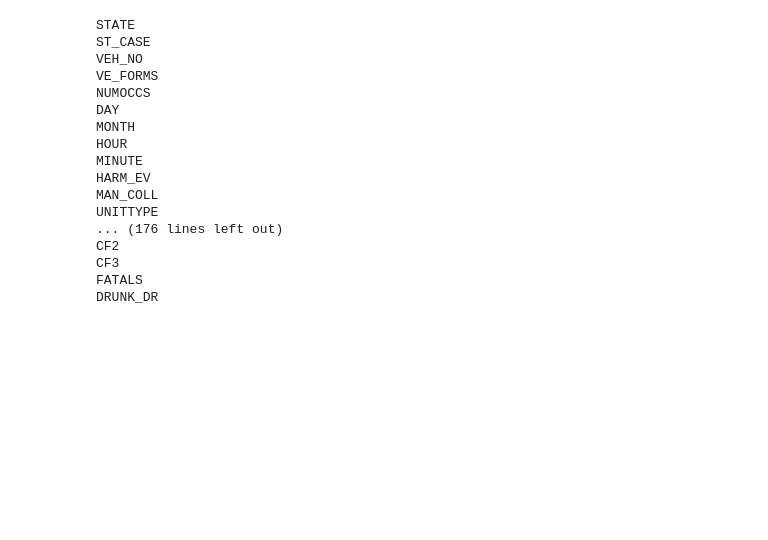
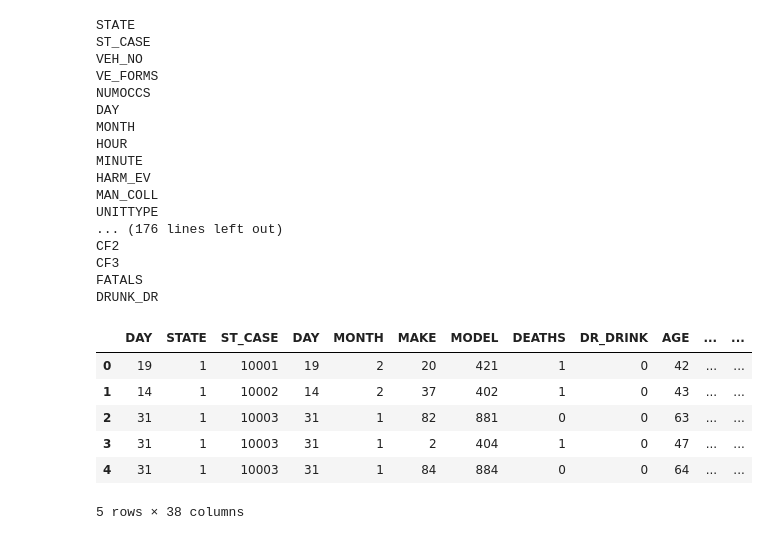
Before and after one commit to cglovertenn/Fatal_Trends_USADriving, a Jupyter notebook: Untitled.ipynb, the cells around one changed output. Cells and saved outputs as stored; diff of their text form; code cells hidden in the pictures; blank space fills up the shorter version.

Commit message:
master notebook push

```diff
--- a/Untitled.ipynb
+++ b/Untitled.ipynb
@@ -181,3 +181,18 @@ CF2
 CF3
 FATALS
 DRUNK_DR
+# %%
+master_df = super_df[["DAY", "STATE", "ST_CASE", "DAY", "MONTH", "MAKE", "MODEL", "DEATHS", "DR_DRINK",
+                      "AGE", "SEX", "AIR_BAG", "DRINKING", "DRUGS", "HOSPITAL", "DOA", "DEATH_MO", "DEATH_YR",
+                      "CITY", "YEAR", "LATITUDE", "LONGITUD", "WEATHER1", "WEATHER2", "WEATHER", "FATALS",
+                      "DRUNK_DR", "MOD_YEAR", "ROLLOVER", "DR_ZIP", "DR_HGT", "DR_WGT", "PREV_DWI", "SEAT_POS",
+                      "EJECTION", "DAY_WEEK", "REST_USE", "REST_MIS"]]
+master_df.head()
+# %% [output]
+|  | DAY | STATE | ST_CASE | DAY | MONTH | MAKE | MODEL | DEATHS | DR_DRINK | AGE | ... | ... |
+| 0 | 19 | 1 | 10001 | 19 | 2 | 20 | 421 | 1 | 0 | 42 | ... | ... |
+| 1 | 14 | 1 | 10002 | 14 | 2 | 37 | 402 | 1 | 0 | 43 | ... | ... |
+| 2 | 31 | 1 | 10003 | 31 | 1 | 82 | 881 | 0 | 0 | 63 | ... | ... |
+| 3 | 31 | 1 | 10003 | 31 | 1 | 2 | 404 | 1 | 0 | 47 | ... | ... |
+| 4 | 31 | 1 | 10003 | 31 | 1 | 84 | 884 | 0 | 0 | 64 | ... | ... |
+5 rows × 38 columns
```
